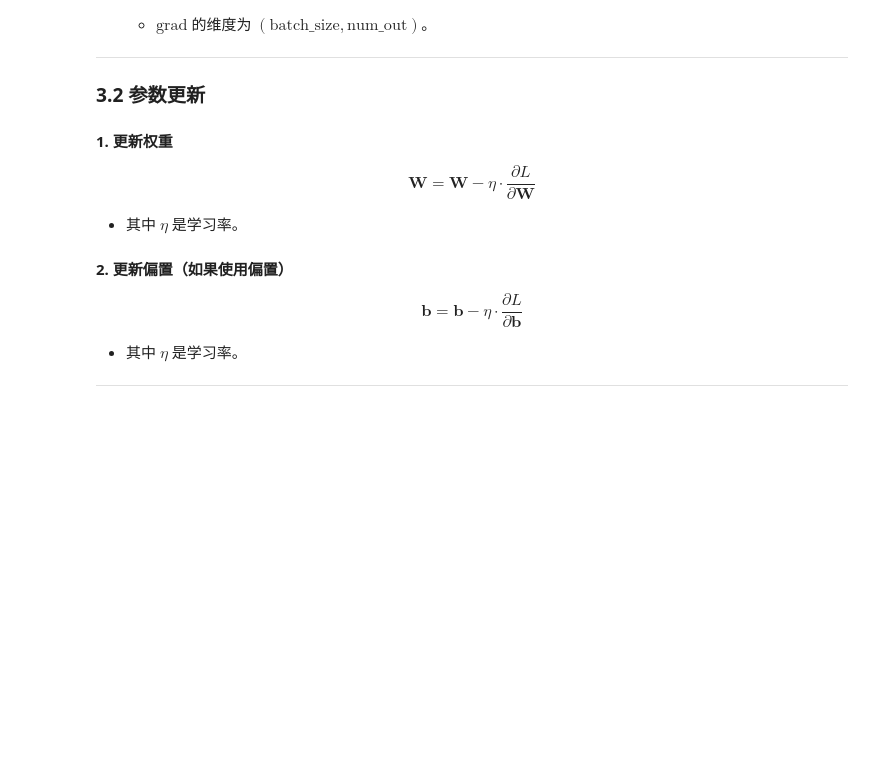
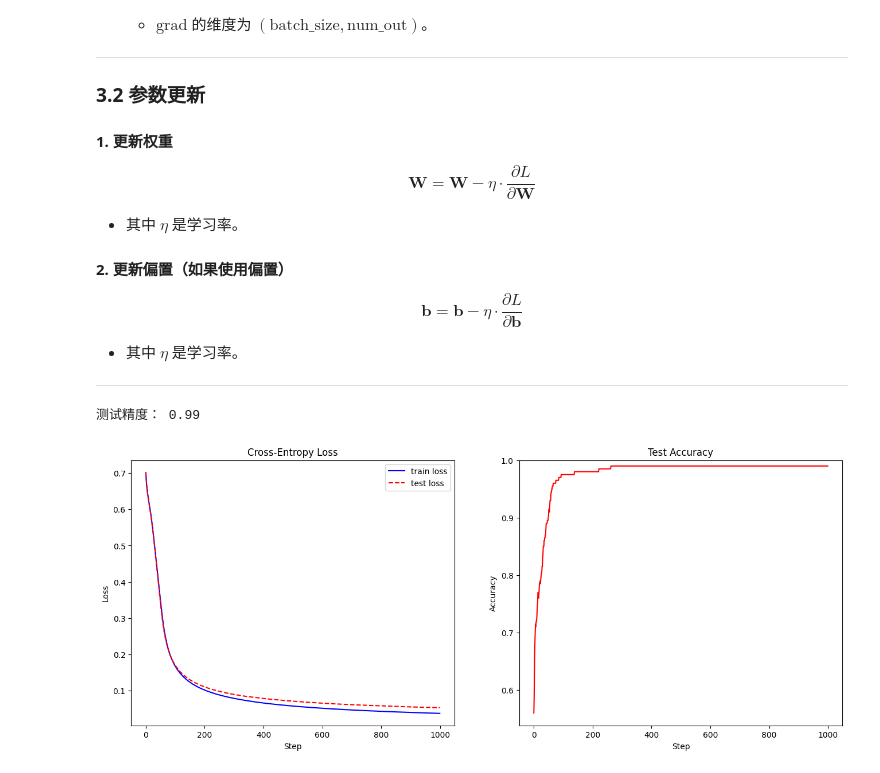
Before and after one commit to Luli3220/ML-Learning, a Jupyter notebook: Neural Networks and Multilayer Perceptrons/Neural Networks and Multilayer Perceptrons.ipynb, the cells around one changed output. Cells and saved outputs as stored; diff of their text form; code cells hidden in the pictures; blank space fills up the shorter version.

```diff
--- a/Neural Networks and Multilayer Perceptrons/Neural Networks and Multilayer Perceptrons.ipynb
+++ b/Neural Networks and Multilayer Perceptrons/Neural Networks and Multilayer Perceptrons.ipynb
@@ -163,7 +163,7 @@ class Layer:
   def backward(self,grad):
     raise NotImplementedError
   #跟新函数,用于更新当前层的参数
-  def updata(self,learning_rate):
+  def update(self,learning_rate):
     pass
 # %% [markdown]
 解释一下参数
@@ -302,7 +302,7 @@ class Linear(Layer):
     #向前传播的grad维度为(bach_size,num_in)
     grad=grad@self.W.T
     return grad
-  def updata(self, learning_rate):
+  def update(self, learning_rate):
     self.W-=learning_rate*self.grad_W
     if self.use_bias:
       self.b-=learning_rate*self.grad_b
@@ -346,0 +404,70 @@ activation_dict = {
+# %%
+# 设置超参数
+num_epochs = 1000
+learning_rate = 0.1
+batch_size = 128
+eps=1e-7 # 用于防止除以0、log(0)等数学问题
+
+# 创建一个层大小依次为[2, 4, 1]的多层感知机
+# 对于二分类任务，我们用sigmoid作为输出层的激活函数，使其输出在[0,1]之间
+mlp = MLP(layer_sizes=[2, 4, 1], use_bias=True, out_activation='sigmoid')
+
+# 训练过程
+losses = []
+test_losses = []
+test_accs = []
+for epoch in range(num_epochs):
+    # 我们实现的MLP支持批量输入，因此采用SGD算法
+    st = 0
+    loss = 0.0
+    while True:
+        ed = min(st + batch_size, len(x_train))
+        if st >= ed:
+            break
+        # 取出batch
+        x = x_train[st: ed]
+        y = y_train[st: ed]
+        # 计算MLP的预测
+        y_pred = mlp.forward(x)
+        # 计算梯度∂J/∂y
+        grad = (y_pred - y) / (y_pred * (1 - y_pred) + eps)
+        # 反向传播
+        mlp.backward(grad)
+        # 更新参数
+        mlp.update(learning_rate)
+        # 计算交叉熵损失
+        train_loss = np.sum(-y * np.log(y_pred + eps) \
+            - (1 - y) * np.log(1 - y_pred + eps))
+        loss += train_loss
+        st += batch_size
+
+    losses.append(loss / len(x_train))
+    # 计算测试集上的交叉熵和精度
+    y_pred = mlp.forward(x_test)
+    test_loss = np.sum(-y_test * np.log(y_pred + eps) \
+        - (1 - y_test) * np.log(1 - y_pred + eps)) / len(x_test)
+    test_acc = np.sum(np.round(y_pred) == y_test) / len(x_test)
+    test_losses.append(test_loss)
+    test_accs.append(test_acc)
+
+print('测试精度：', test_accs[-1])
+# 将损失变化进行可视化
+plt.figure(figsize=(16, 6))
+plt.subplot(121)
+plt.plot(losses, color='blue', label='train loss')
+plt.plot(test_losses, color='red', ls='--', label='test loss')
+plt.xlabel('Step')
+plt.ylabel('Loss')
+plt.title('Cross-Entropy Loss')
+plt.legend()
+
+plt.subplot(122)
+plt.plot(test_accs, color='red')
+plt.ylim(top=1.0)
+plt.xlabel('Step')
+plt.ylabel('Accuracy')
+plt.title('Test Accuracy')
+plt.show()
+# %% [output]
+测试精度： 0.99
+[figure, added]
```
Also changed, not shown: parts of 2 cells of this notebook, 2 other files.
